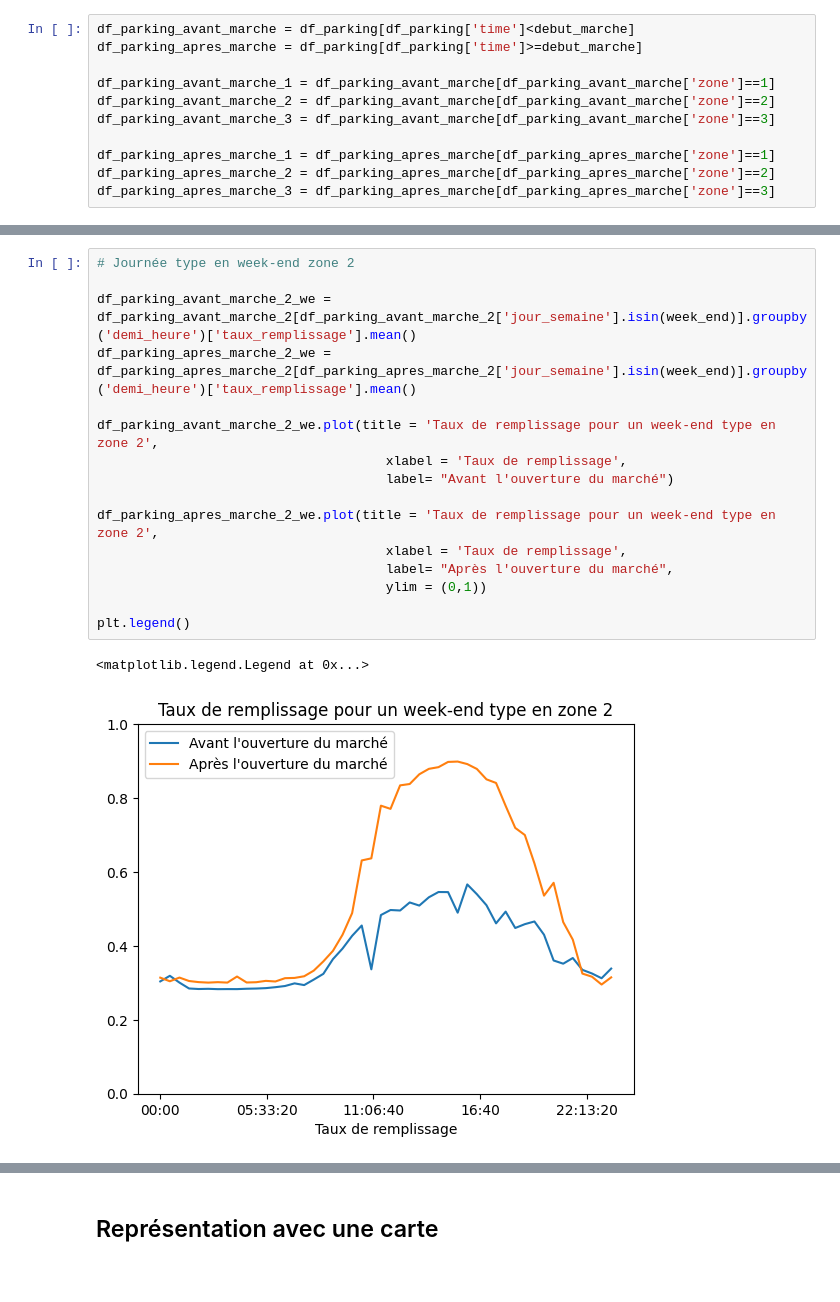
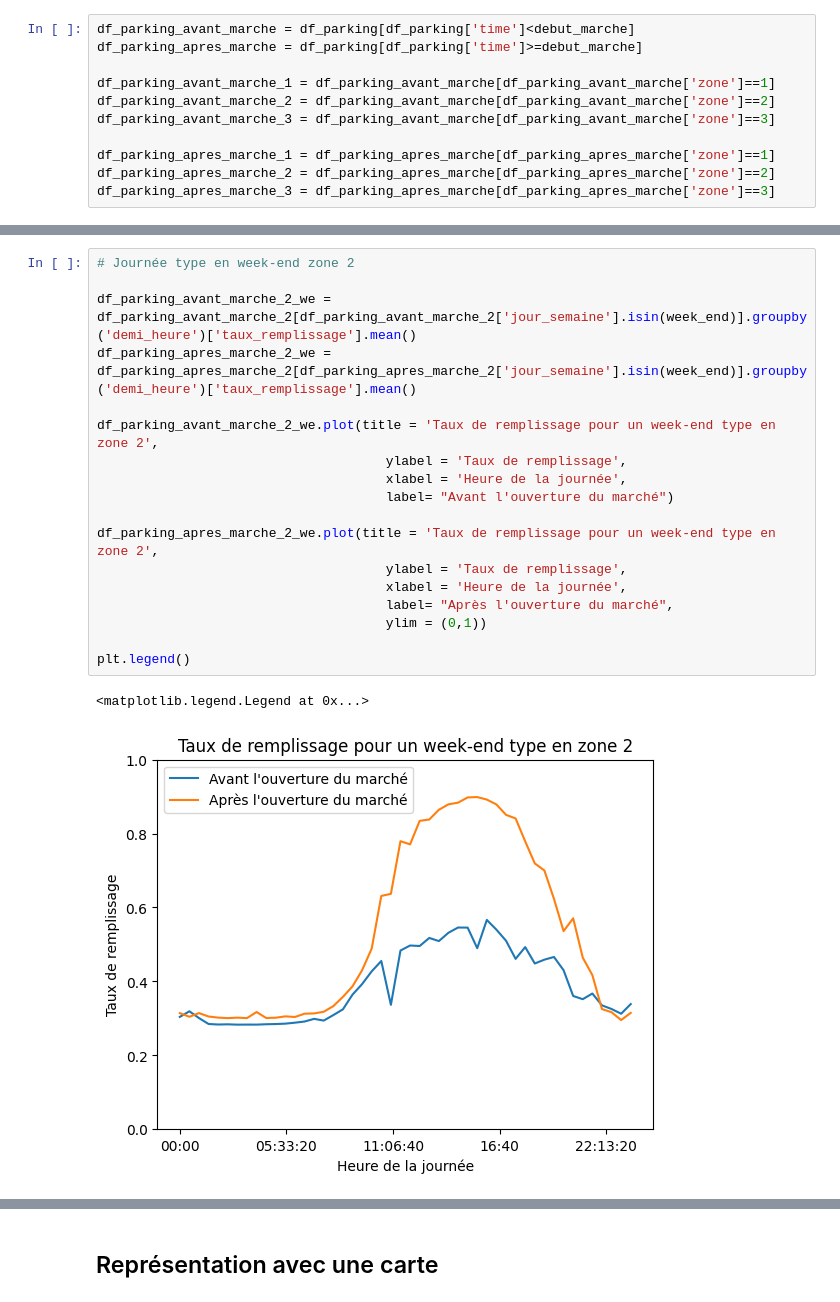
Before and after one commit to emiliejd/project_MCNDU, a Jupyter notebook: traitement_resultats_emilie.ipynb, the cells around one changed output, grey strips where cells are left out. Saved outputs shown, nothing was run; the diff lists cells and outputs as text.

```diff
--- a/traitement_resultats_emilie.ipynb
+++ b/traitement_resultats_emilie.ipynb
@@ -267,22 +272,24 @@ plt.legend()
 # %%
 # Journée type en week-end zone 2
 
 df_parking_avant_marche_2_we = df_parking_avant_marche_2[df_parking_avant_marche_2['jour_semaine'].isin(week_end)].groupby('demi_heure')['taux_remplissage'].mean()
 df_parking_apres_marche_2_we = df_parking_apres_marche_2[df_parking_apres_marche_2['jour_semaine'].isin(week_end)].groupby('demi_heure')['taux_remplissage'].mean()
 
 df_parking_avant_marche_2_we.plot(title = 'Taux de remplissage pour un week-end type en zone 2',
-                                     xlabel = 'Taux de remplissage',
+                                     ylabel = 'Taux de remplissage',
+                                     xlabel = 'Heure de la journée',
                                      label= "Avant l'ouverture du marché")
 
 df_parking_apres_marche_2_we.plot(title = 'Taux de remplissage pour un week-end type en zone 2',
-                                     xlabel = 'Taux de remplissage',
+                                     ylabel = 'Taux de remplissage',
+                                     xlabel = 'Heure de la journée',
                                      label= "Après l'ouverture du marché",
                                      ylim = (0,1))
 
 plt.legend()
 # %% [output]
 <matplotlib.legend.Legend at 0x...>
-[figure, old version]
+[figure, new version]
 # %%
 # Journée type en week-end zone 3
 
```
Also changed, not shown: parts of 35 cells of this notebook.
